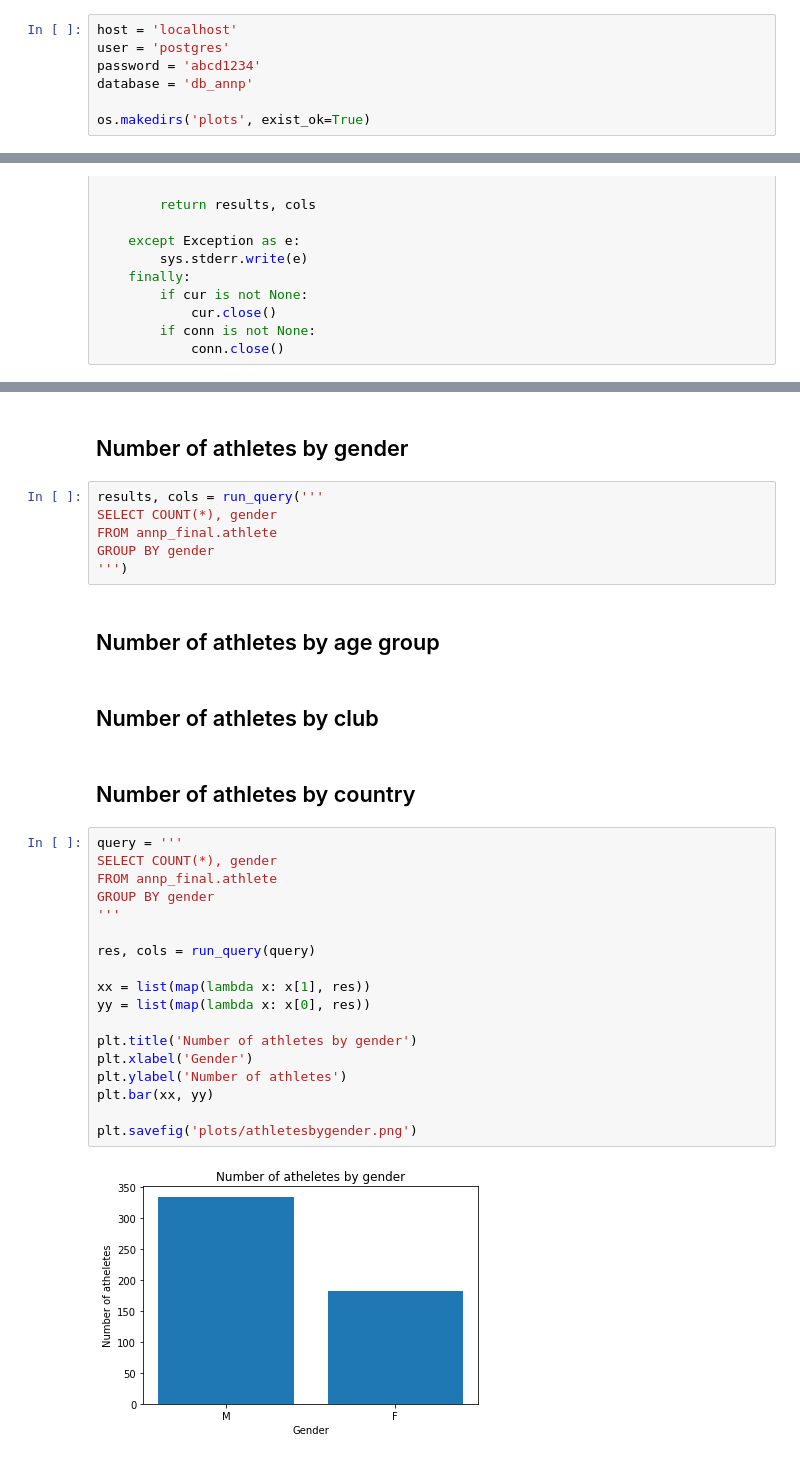
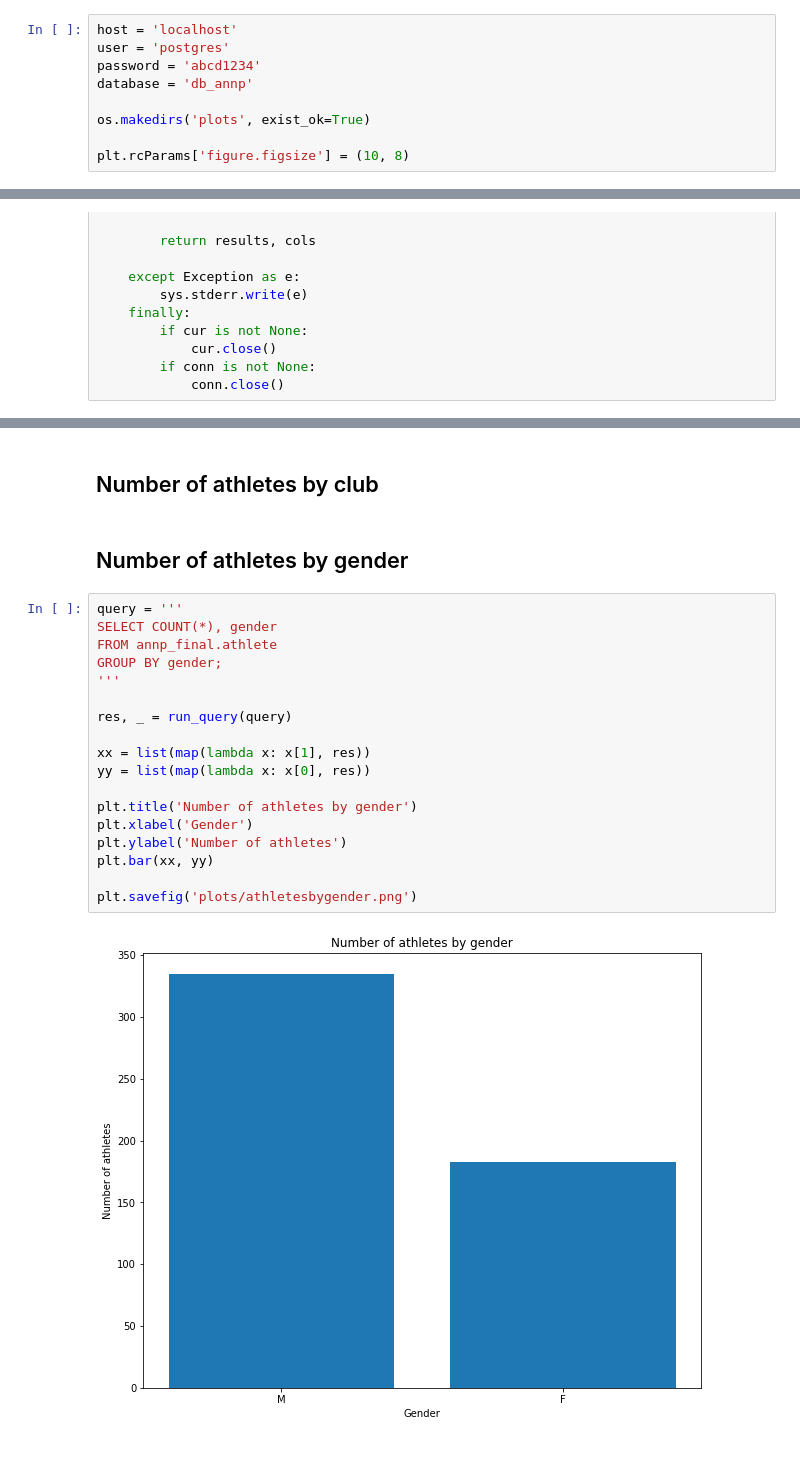
Before and after one commit to ruipedro16/TABD, a Jupyter notebook: queries.ipynb, the cells around one changed output, grey strips where cells are left out. Saved outputs shown, nothing was run; the diff lists cells and outputs as text.

```diff
--- a/queries.ipynb
+++ b/queries.ipynb
@@ -11,3 +11,5 @@ password = 'abcd1234'
 database = 'db_annp'
 
 os.makedirs('plots', exist_ok=True)
+
+plt.rcParams['figure.figsize'] = (10, 8)
@@ -43,34 +66,24 @@ def run_query(query, host=host, user=user, password=password, database=database)
+# %% [markdown]
+## Number of athletes by club
 # %% [markdown]
 ## Number of athletes by gender
-# %%
-results, cols = run_query('''
-SELECT COUNT(*), gender
-FROM annp_final.athlete
-GROUP BY gender
-''')
-# %% [markdown]
-## Number of athletes by age group
-# %% [markdown]
-## Number of athletes by club
-# %% [markdown]
-## Number of athletes by country
 # %%
 query = '''
 SELECT COUNT(*), gender
 FROM annp_final.athlete
-GROUP BY gender
+GROUP BY gender;
 '''
 
-res, cols = run_query(query)
+res, _ = run_query(query)
 
 xx = list(map(lambda x: x[1], res))
 yy = list(map(lambda x: x[0], res))
 
 plt.title('Number of athletes by gender')
 plt.xlabel('Gender')
 plt.ylabel('Number of athletes')
 plt.bar(xx, yy)
 
 plt.savefig('plots/athletesbygender.png')
 # %% [output]
-[figure, old version]
+[figure, new version]
```
Also changed, not shown: parts of 5 cells of this notebook, 3 other files.
